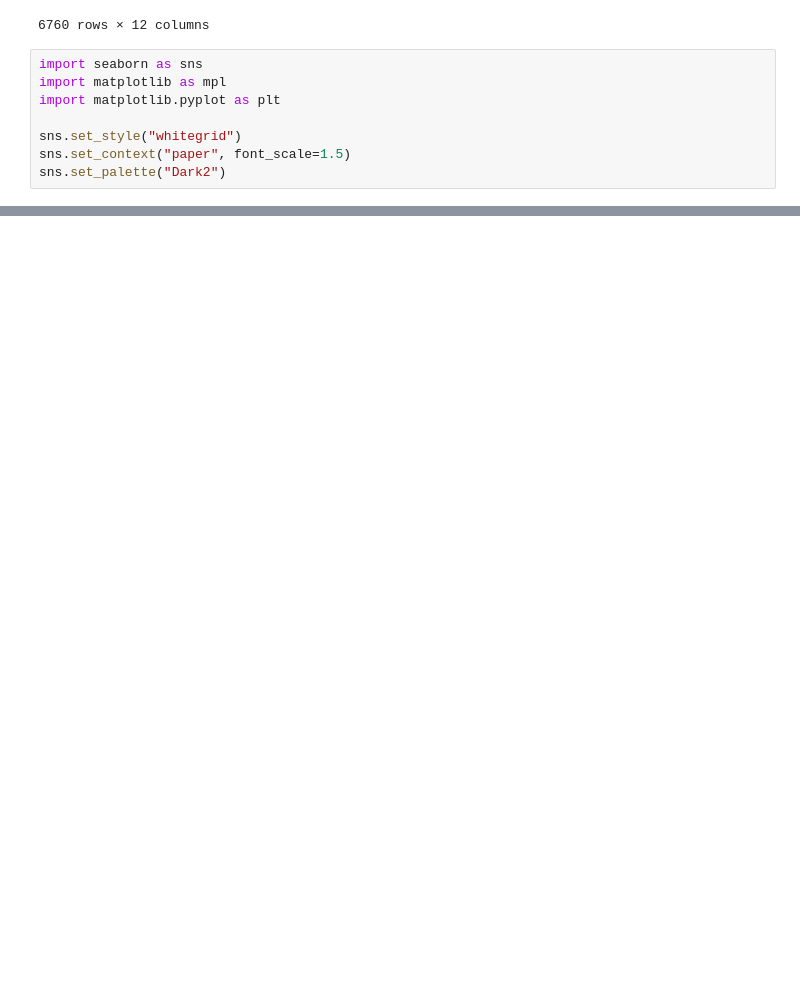
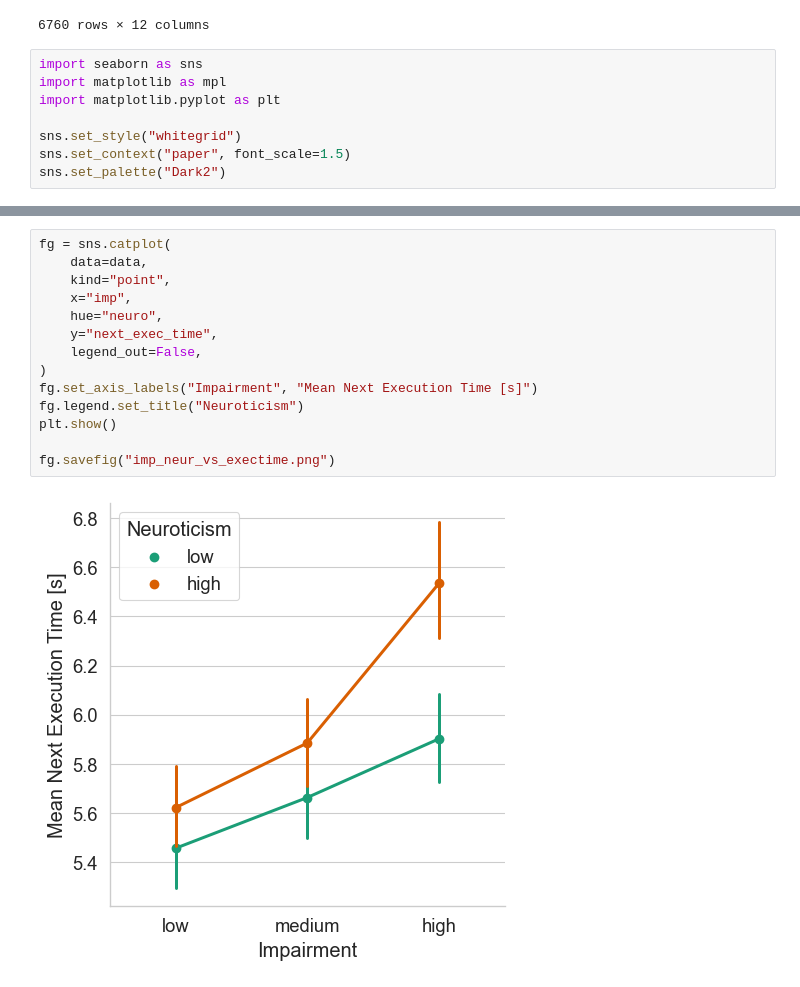
Before and after one commit to molguin92/PhDThesis, a Jupyter notebook: model_data/plots.ipynb, the cells around one changed output, grey strips where cells are left out. Drawn from its saved outputs; the diff is of its cells as text; blank space fills up the shorter version.

```diff
--- a/model_data/plots.ipynb
+++ b/model_data/plots.ipynb
@@ -86,0 +90,16 @@ fg.savefig("./impairment_transition_vs_exectime.png")
+# %%
+fg = sns.catplot(
+    data=data,
+    kind="point",
+    x="imp",
+    hue="neuro",
+    y="next_exec_time",
+    legend_out=False,
+)
+fg.set_axis_labels("Impairment", "Mean Next Execution Time [s]")
+fg.legend.set_title("Neuroticism")
+plt.show()
+
+fg.savefig("imp_neur_vs_exectime.png")
+# %% [output]
+[figure, added]
```
Also changed, not shown: parts of 5 cells of this notebook, 6 other files.
